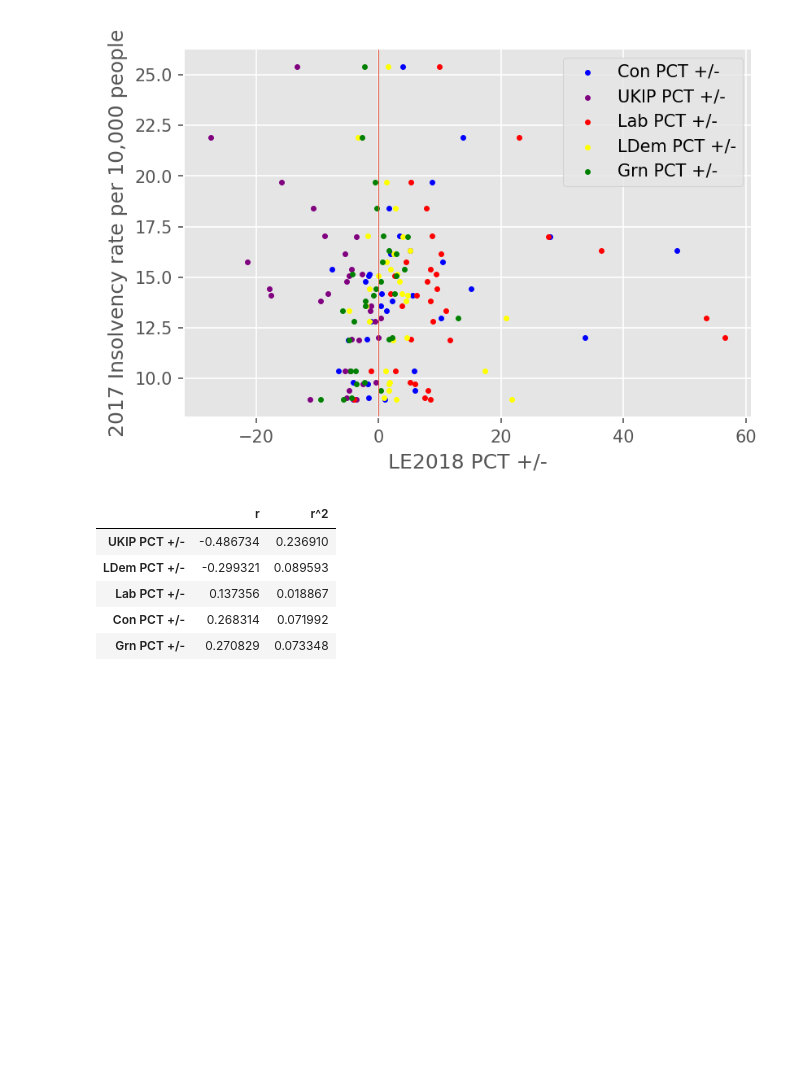
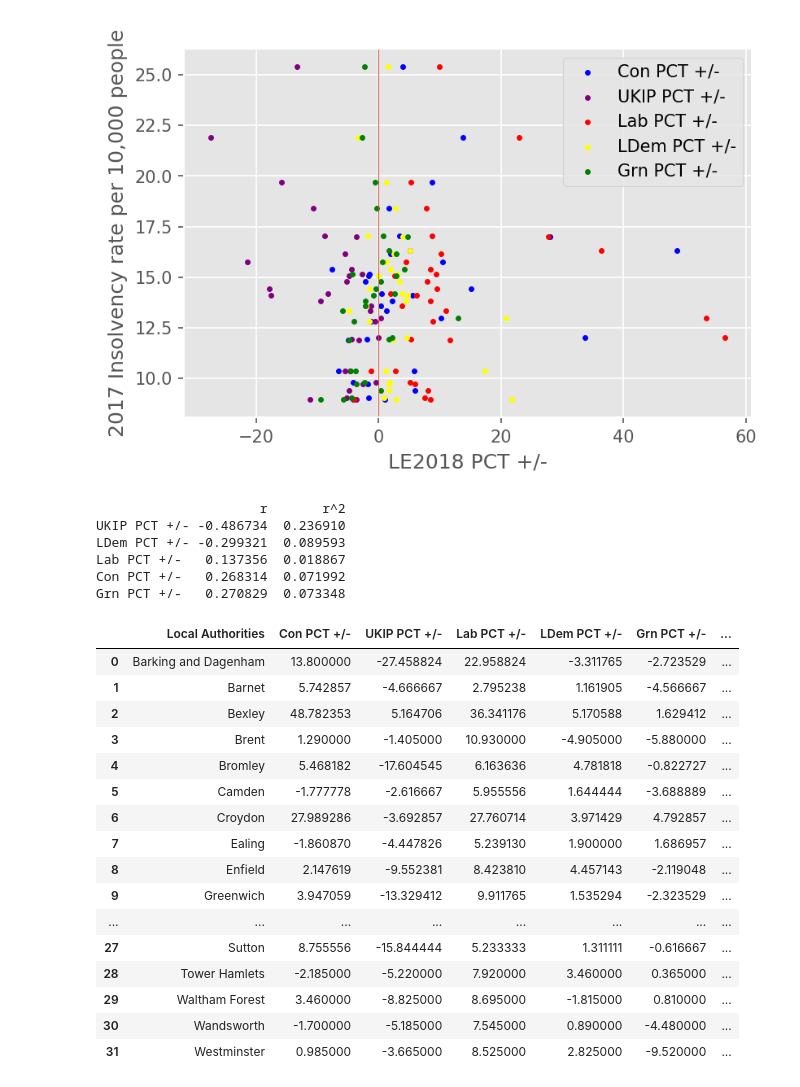
Before and after one commit to CampaignLab/insolvencies, a Jupyter notebook: insolvencies_dec_hackday.ipynb, the cells around one changed output. Drawn from its saved outputs; the diff is of its cells as text; code cells hidden in the pictures; blank space fills up the shorter version.

```diff
--- a/insolvencies_dec_hackday.ipynb
+++ b/insolvencies_dec_hackday.ipynb
@@ -110,11 +114,31 @@ corr = df_merged.corr()
 corr['r'] = corr['2017 Rate per 10,000 adult population']
 corr['r^2'] = corr['2017 Rate per 10,000 adult population']**2
 corr = corr[['r','r^2']].sort_values(by='r')
-corr[corr.r != 1.00]
+print(corr[corr.r != 1.00])
 # %% [output]
-|  | r | r^2 |
-| UKIP PCT +/- | -0.486734 | 0.236910 |
-| LDem PCT +/- | -0.299321 | 0.089593 |
-| Lab PCT +/- | 0.137356 | 0.018867 |
-| Con PCT +/- | 0.268314 | 0.071992 |
-| Grn PCT +/- | 0.270829 | 0.073348 |
+                     r       r^2
+UKIP PCT +/- -0.486734  0.236910
+LDem PCT +/- -0.299321  0.089593
+Lab PCT +/-   0.137356  0.018867
+Con PCT +/-   0.268314  0.071992
+Grn PCT +/-   0.270829  0.073348
+# %%
+df_merged
+# %% [output]
+|  | Local Authorities | Con PCT +/- | UKIP PCT +/- | Lab PCT +/- | LDem PCT +/- | Grn PCT +/- | ... |
+| 0 | Barking and Dagenham | 13.800000 | -27.458824 | 22.958824 | -3.311765 | -2.723529 | ... |
+| 1 | Barnet | 5.742857 | -4.666667 | 2.795238 | 1.161905 | -4.566667 | ... |
+| 2 | Bexley | 48.782353 | 5.164706 | 36.341176 | 5.170588 | 1.629412 | ... |
+| 3 | Brent | 1.290000 | -1.405000 | 10.930000 | -4.905000 | -5.880000 | ... |
+| 4 | Bromley | 5.468182 | -17.604545 | 6.163636 | 4.781818 | -0.822727 | ... |
+| 5 | Camden | -1.777778 | -2.616667 | 5.955556 | 1.644444 | -3.688889 | ... |
+| 6 | Croydon | 27.989286 | -3.692857 | 27.760714 | 3.971429 | 4.792857 | ... |
+| 7 | Ealing | -1.860870 | -4.447826 | 5.239130 | 1.900000 | 1.686957 | ... |
+| 8 | Enfield | 2.147619 | -9.552381 | 8.423810 | 4.457143 | -2.119048 | ... |
+| 9 | Greenwich | 3.947059 | -13.329412 | 9.911765 | 1.535294 | -2.323529 | ... |
+| ... | ... | ... | ... | ... | ... | ... | ... |
+| 27 | Sutton | 8.755556 | -15.844444 | 5.233333 | 1.311111 | -0.616667 | ... |
+| 28 | Tower Hamlets | -2.185000 | -5.220000 | 7.920000 | 3.460000 | 0.365000 | ... |
+| 29 | Waltham Forest | 3.460000 | -8.825000 | 8.695000 | -1.815000 | 0.810000 | ... |
+| 30 | Wandsworth | -1.700000 | -5.185000 | 7.545000 | 0.890000 | -4.480000 | ... |
+| 31 | Westminster | 0.985000 | -3.665000 | 8.525000 | 2.825000 | -9.520000 | ... |
```
Also changed, not shown: parts of 6 cells of this notebook, 1 other file.
